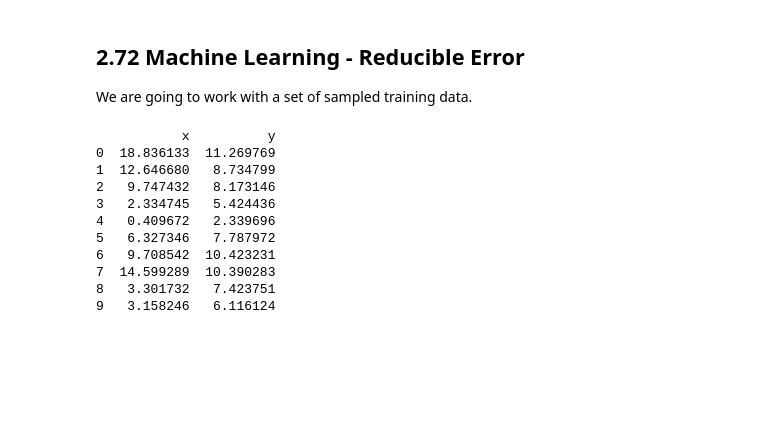
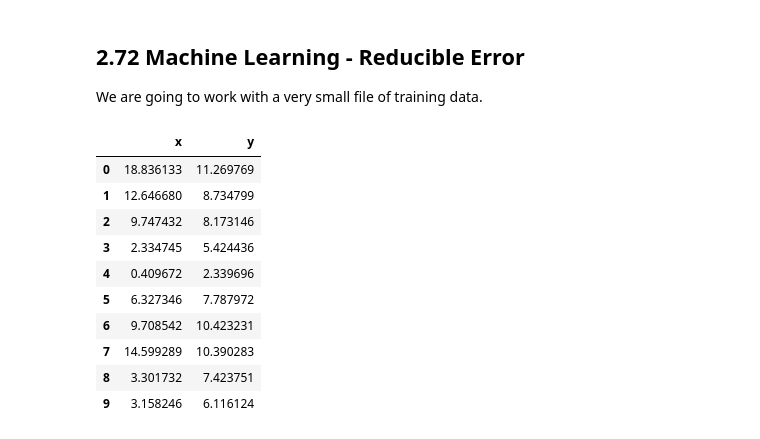
Before and after one commit to mattwg/data-science-for-search, a Jupyter notebook: 2.72 Machine Learning - Reducible Error.ipynb, the cells around one changed output. Drawn from its saved outputs; the diff is of its cells as text; code cells hidden in the pictures; blank space fills up the shorter version.

```diff
--- a/2.72 Machine Learning - Reducible Error.ipynb
+++ b/2.72 Machine Learning - Reducible Error.ipynb
@@ -1,22 +1,22 @@
 # %% [markdown]
 ## 2.72 Machine Learning - Reducible Error
 
-We are going to work with a set of sampled training data.
+We are going to work with a very small file of training data.
 # %%
 import numpy as np
 import pandas as pd
 
 df_train = pd.read_csv('data/ml-data-train.csv')
-print(df_train)
+df_train
 # %% [output]
-           x          y
-0  18.836133  11.269769
-1  12.646680   8.734799
-2   9.747432   8.173146
-3   2.334745   5.424436
-4   0.409672   2.339696
-5   6.327346   7.787972
-6   9.708542  10.423231
-7  14.599289  10.390283
-8   3.301732   7.423751
-9   3.158246   6.116124
+|  | x | y |
+| 0 | 18.836133 | 11.269769 |
+| 1 | 12.646680 | 8.734799 |
+| 2 | 9.747432 | 8.173146 |
+| 3 | 2.334745 | 5.424436 |
+| 4 | 0.409672 | 2.339696 |
+| 5 | 6.327346 | 7.787972 |
+| 6 | 9.708542 | 10.423231 |
+| 7 | 14.599289 | 10.390283 |
+| 8 | 3.301732 | 7.423751 |
+| 9 | 3.158246 | 6.116124 |
```
Also changed, not shown: parts of 28 cells of this notebook, 2 other files.
